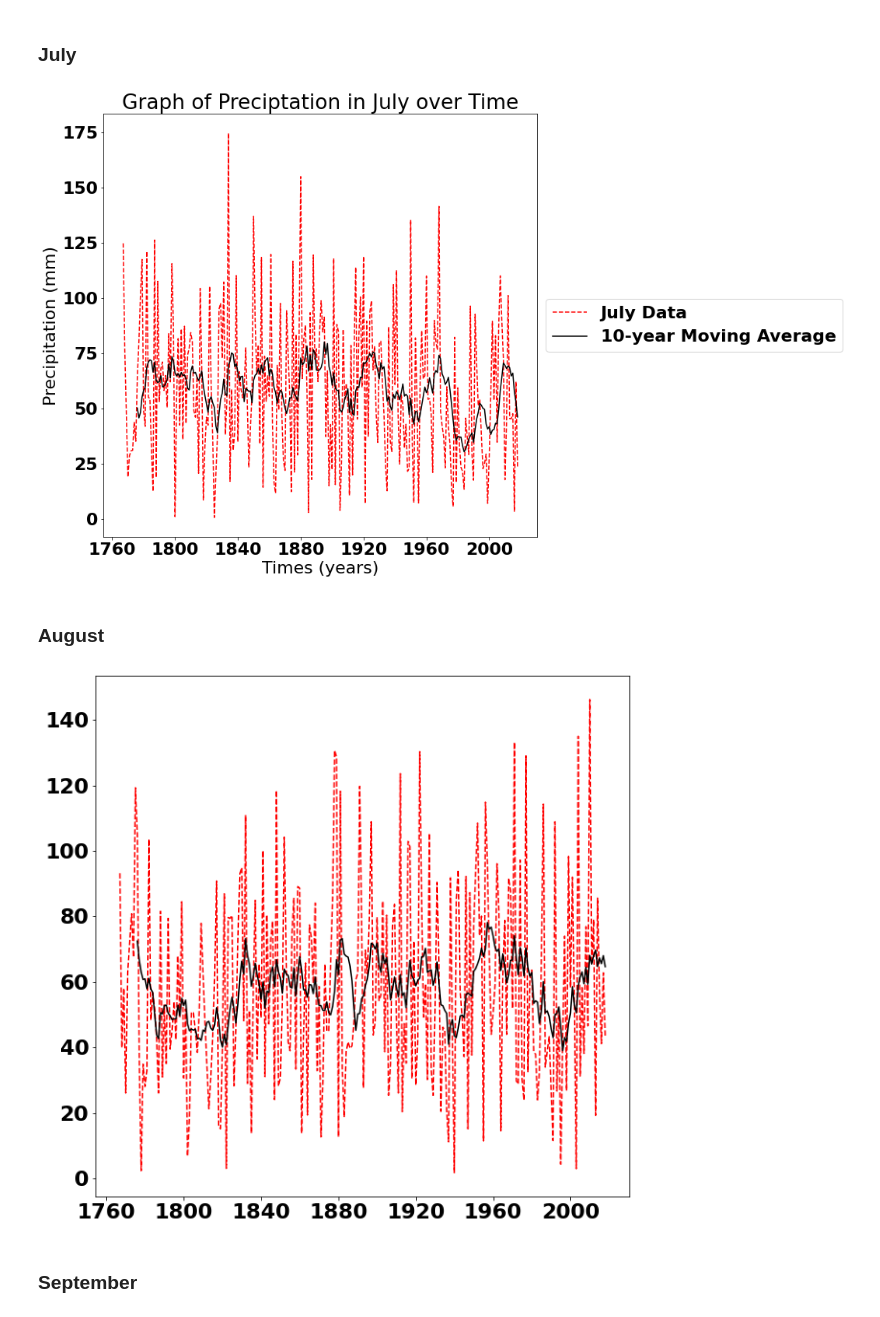
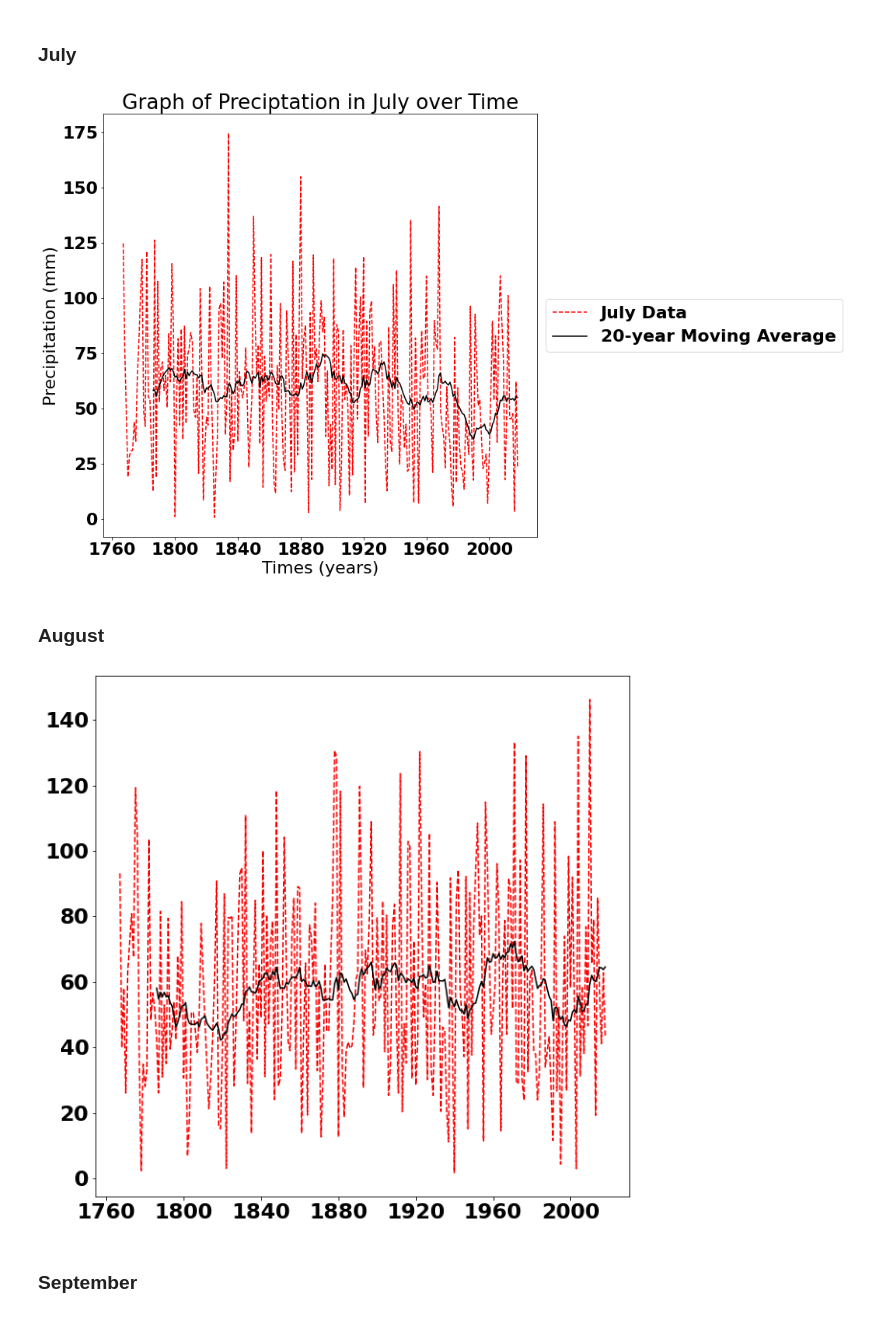
Before and after one commit to themathedges/3YP-Standalone-Kennington, a Jupyter notebook: Ravi/Precipitation_Data_Exploration_Ravi.ipynb, the cells around one changed output. Cells and saved outputs as stored; diff of their text form; code cells hidden in the pictures.

```diff
--- a/Ravi/Precipitation_Data_Exploration_Ravi.ipynb
+++ b/Ravi/Precipitation_Data_Exploration_Ravi.ipynb
@@ -275,7 +367,7 @@ matplotlib.rc('font', **font)
 # %% [markdown]
 ### May
 # %%
-exploratory_df['SMA_May_10'] = exploratory_df.May.rolling(10).mean()     # calculating a 10 year moving average for May
+exploratory_df['SMA_May_20'] = exploratory_df.May.rolling(20).mean()     # calculating a 20 year moving average for May
 # %%
 # Let us consider each of the months by themselves
 may_fig, may_ax = plt.subplots(figsize = (10, 10))
@@ -293,7 +385,7 @@ matplotlib.rc('font', **font)
 # %% [markdown]
 ### June
 # %%
-exploratory_df['SMA_June_10'] = exploratory_df.June.rolling(10).mean()     # calculating a 10 year moving average for June
+exploratory_df['SMA_June_20'] = exploratory_df.June.rolling(20).mean()     # calculating a 20 year moving average for June
 # %%
 # Let us consider each of the months by themselves
 june_fig, june_ax = plt.subplots(figsize = (10, 10))
@@ -311,12 +403,12 @@ matplotlib.rc('font', **font)
 # %% [markdown]
 ### July
 # %%
-exploratory_df['SMA_July_10'] = exploratory_df.July.rolling(10).mean()     # calculating a 10 year moving average for July
+exploratory_df['SMA_July_20'] = exploratory_df.July.rolling(20).mean()     # calculating a 20 year moving average for July
 # %%
 # Let us consider each of the months by themselves
 july_fig, july_ax = plt.subplots(figsize = (10, 10))
 july_ax.plot(exploratory_df['YYYY'], exploratory_df['July'], 'r--', label = 'July Data')
-july_ax.plot(exploratory_df['YYYY'], exploratory_df['SMA_July_10'], color = 'k', label = '10-year Moving Average')
+july_ax.plot(exploratory_df['YYYY'], exploratory_df['SMA_July_20'], color = 'k', label = '20-year Moving Average')
 july_ax.set(title = 'Graph of Preciptation in July over Time', xlabel= 'Times (years)', ylabel='Precipitation (mm)')
 july_ax.legend(loc='center left', bbox_to_anchor=(1, 0.5))
 font = {'family' : 'normal',
@@ -325,25 +417,25 @@ font = {'family' : 'normal',
 
 matplotlib.rc('font', **font)
 # %% [output]
-[figure, old version]
+[figure, new version]
 # %% [markdown]
 ### August
 # %%
-exploratory_df['SMA_August_10'] = exploratory_df.Aug.rolling(10).mean()     # calculating a 10 year moving average for August
+exploratory_df['SMA_August_20'] = exploratory_df.Aug.rolling(20).mean()     # calculating a 20 year moving average for August
 # %%
 # Let us consider each of the months by themselves
 aug_fig, aug_ax = plt.subplots(figsize = (10, 10))
 aug_ax.plot(exploratory_df['YYYY'], exploratory_df['Aug'], 'r--', label = 'August Data')
-aug_ax.plot(exploratory_df['YYYY'], exploratory_df['SMA_August_10'], color = 'k', label = '10-year Moving Average')
+aug_ax.plot(exploratory_df['YYYY'], exploratory_df['SMA_August_20'], color = 'k', label = '20-year Moving Average')
 apr_ax.set(title = 'Graph of Preciptation in August over Time', xlabel= 'Times (years)', ylabel='Precipitation (mm)')
 apr_ax.legend(loc='center left', bbox_to_anchor=(1, 0.5))
 font = {'family' : 'normal',
         'weight' : 'bold',
         'size'   : 22}
 
 matplotlib.rc('font', **font)
 # %% [output]
-[figure, old version]
+[figure, new version]
 # %% [markdown]
 ### September
 # %%
```
Also changed, not shown: parts of 37 cells of this notebook.
